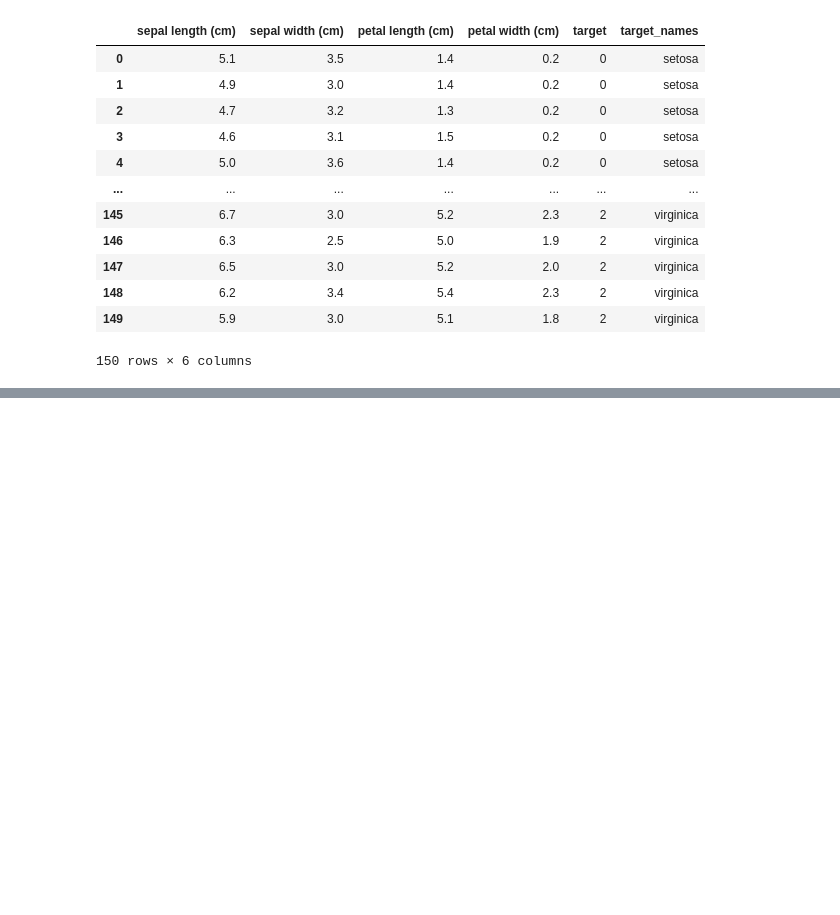
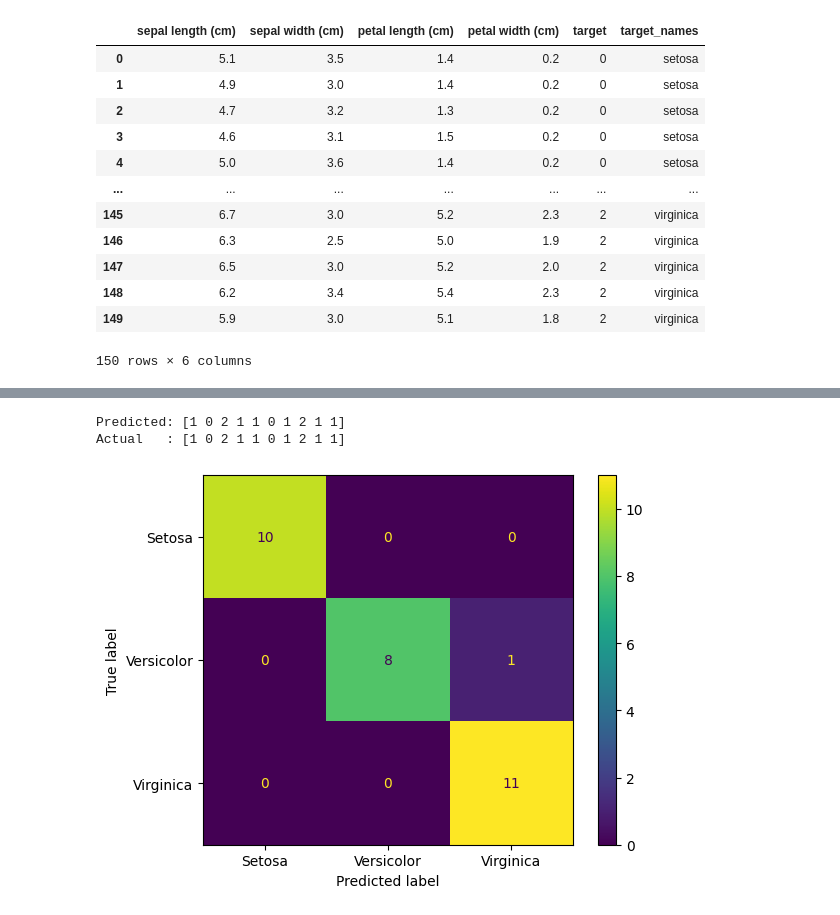
Before and after one commit to shibamacademics-ctrl/My_DeepLearning, a Jupyter notebook: Iris.ipynb, the cells around one changed output, grey strips where cells are left out. Drawn from its saved outputs; the diff is of its cells as text; code cells hidden in the pictures; blank space fills up the shorter version.

```diff
--- a/Iris.ipynb
+++ b/Iris.ipynb
@@ -120,20 +121,20 @@ x = df.drop(['target','target_names'],axis = 'columns')
 y = df['target']
 x_train,x_test,y_train,y_test = train_test_split(x,y,test_size = 0.2,random_state = 42)
 ss = StandardScaler()
-x_train = ss.fit_transform(x_train)
-x_test = ss.fit_transform(x_test)
-model = Sequential([
-    Dense(6,activation = 'relu',input_shape=(4,)),
+x_train_scaled = ss.fit_transform(x_train)
+x_test_scaled = ss.transform(x_test)
+model2 = Sequential([
+    Dense(16,activation = 'relu',input_shape=(4,)),
+    Dense(8,activation = 'relu'),
     Dense(4,activation = 'relu'),
-    Dense(2,activation = 'relu'),
     Dense(3,activation = 'softmax')
 ])
 
-model.compile(
+model2.compile(
     optimizer = 'adam',
     loss = 'sparse_categorical_crossentropy',
     metrics = ['accuracy']
 )
-model.fit(x_train,y_train,epochs = 100,batch_size = 33,validation_split = 0.2)
+history2 = model2.fit(x_train_scaled,y_train,epochs = 100,batch_size = 32,validation_split = 0.2,callbacks=EarlyStopping())
 # %% [output]
 Epoch 1/100
@@ -157,0 +198,4 @@ Epoch 100/100
+# %%
+#Such as Model2 is not overfitted
+predictions = model2.predict(x_test_scaled)
+print(predictions[0])
@@ -157,0 +205,20 @@ Epoch 100/100
+# %%
+predicted_classes = np.argmax(predictions,axis = 1)
+# %%
+print("Predicted:", predicted_classes[:10])
+print("Actual   :", y_test[:10].values if hasattr(y_test, "values") else y_test[:10])
+# %% [output]
+Predicted: [1 0 2 1 1 0 1 2 1 1]
+Actual   : [1 0 2 1 1 0 1 2 1 1]
+# %%
+cm = confusion_matrix(y_test,predicted_classes)
+# %%
+disp = ConfusionMatrixDisplay(
+    confusion_matrix=cm,
+    display_labels=['Setosa', 'Versicolor', 'Virginica']
+)
+
+disp.plot()
+plt.show()
+# %% [output]
+[figure, added]
```
Also changed, not shown: parts of 9 cells of this notebook.
